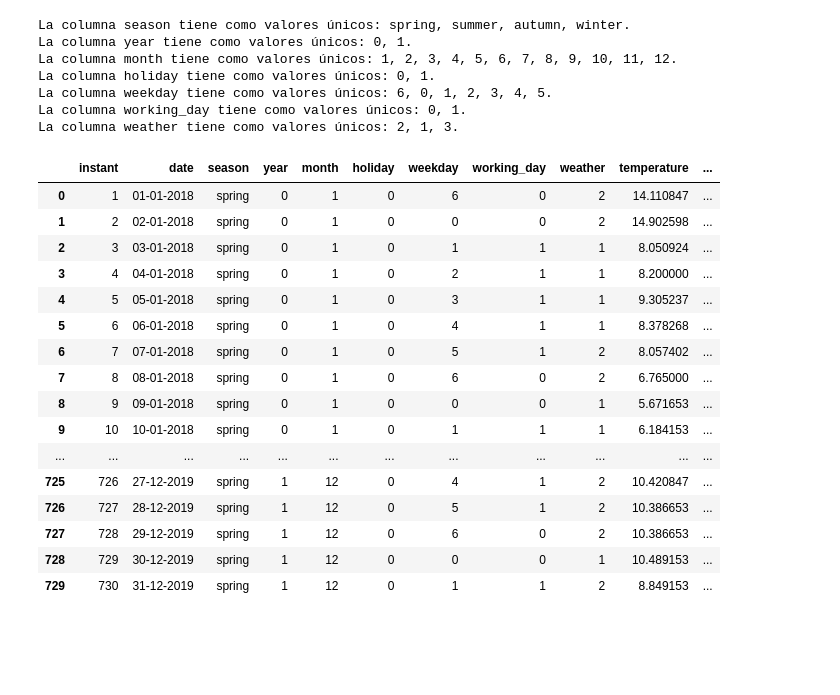
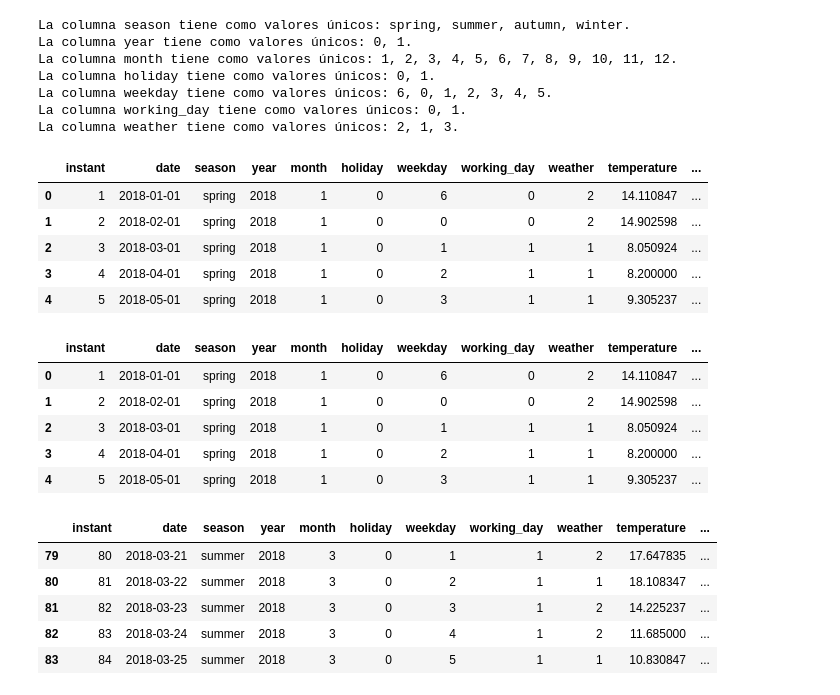
Before and after one commit to CrisSangrador/proyecto-alquiler-bicicletas, a Jupyter notebook: eda_bicis.ipynb, the cells around one changed output. Saved outputs shown, nothing was run; the diff lists cells and outputs as text; code cells hidden in the pictures; blank space fills up the shorter version.

```diff
--- a/eda_bicis.ipynb
+++ b/eda_bicis.ipynb
@@ -149,25 +157,41 @@ La columna holiday tiene como valores únicos: 0, 1.
 La columna weekday tiene como valores únicos: 6, 0, 1, 2, 3, 4, 5.
 La columna working_day tiene como valores únicos: 0, 1.
 La columna weather tiene como valores únicos: 2, 1, 3.
+# %%
+# Cambiamos el formato de esta columna a datetime:
+
+df["date"] = df["date"].apply(pd.to_datetime)
+# %%
+# Modificamos la columna de años ya que únicamente había 0 y 1.
+
+df["year"]= df["date"].apply(lambda x: x.strftime("%Y"))
+# %%
+df.head()
+# %% [output]
+|  | instant | date | season | year | month | holiday | weekday | working_day | weather | temperature | ... |
+| 0 | 1 | 2018-01-01 | spring | 2018 | 1 | 0 | 6 | 0 | 2 | 14.110847 | ... |
+| 1 | 2 | 2018-02-01 | spring | 2018 | 1 | 0 | 0 | 0 | 2 | 14.902598 | ... |
+| 2 | 3 | 2018-03-01 | spring | 2018 | 1 | 0 | 1 | 1 | 1 | 8.050924 | ... |
+| 3 | 4 | 2018-04-01 | spring | 2018 | 1 | 0 | 2 | 1 | 1 | 8.200000 | ... |
+| 4 | 5 | 2018-05-01 | spring | 2018 | 1 | 0 | 3 | 1 | 1 | 9.305237 | ... |
 # %%
 df_spring = df[df['season'] == 'spring']
 
-df_spring
+df_spring.head()
 # %% [output]
 |  | instant | date | season | year | month | holiday | weekday | working_day | weather | temperature | ... |
-| 0 | 1 | 01-01-2018 | spring | 0 | 1 | 0 | 6 | 0 | 2 | 14.110847 | ... |
-| 1 | 2 | 02-01-2018 | spring | 0 | 1 | 0 | 0 | 0 | 2 | 14.902598 | ... |
-| 2 | 3 | 03-01-2018 | spring | 0 | 1 | 0 | 1 | 1 | 1 | 8.050924 | ... |
-| 3 | 4 | 04-01-2018 | spring | 0 | 1 | 0 | 2 | 1 | 1 | 8.200000 | ... |
-| 4 | 5 | 05-01-2018 | spring | 0 | 1 | 0 | 3 | 1 | 1 | 9.305237 | ... |
-| 5 | 6 | 06-01-2018 | spring | 0 | 1 | 0 | 4 | 1 | 1 | 8.378268 | ... |
-| 6 | 7 | 07-01-2018 | spring | 0 | 1 | 0 | 5 | 1 | 2 | 8.057402 | ... |
-| 7 | 8 | 08-01-2018 | spring | 0 | 1 | 0 | 6 | 0 | 2 | 6.765000 | ... |
-| 8 | 9 | 09-01-2018 | spring | 0 | 1 | 0 | 0 | 0 | 1 | 5.671653 | ... |
-| 9 | 10 | 10-01-2018 | spring | 0 | 1 | 0 | 1 | 1 | 1 | 6.184153 | ... |
-| ... | ... | ... | ... | ... | ... | ... | ... | ... | ... | ... | ... |
-| 725 | 726 | 27-12-2019 | spring | 1 | 12 | 0 | 4 | 1 | 2 | 10.420847 | ... |
-| 726 | 727 | 28-12-2019 | spring | 1 | 12 | 0 | 5 | 1 | 2 | 10.386653 | ... |
-| 727 | 728 | 29-12-2019 | spring | 1 | 12 | 0 | 6 | 0 | 2 | 10.386653 | ... |
-| 728 | 729 | 30-12-2019 | spring | 1 | 12 | 0 | 0 | 0 | 1 | 10.489153 | ... |
-| 729 | 730 | 31-12-2019 | spring | 1 | 12 | 0 | 1 | 1 | 2 | 8.849153 | ... |
+| 0 | 1 | 2018-01-01 | spring | 2018 | 1 | 0 | 6 | 0 | 2 | 14.110847 | ... |
+| 1 | 2 | 2018-02-01 | spring | 2018 | 1 | 0 | 0 | 0 | 2 | 14.902598 | ... |
+| 2 | 3 | 2018-03-01 | spring | 2018 | 1 | 0 | 1 | 1 | 1 | 8.050924 | ... |
+| 3 | 4 | 2018-04-01 | spring | 2018 | 1 | 0 | 2 | 1 | 1 | 8.200000 | ... |
+| 4 | 5 | 2018-05-01 | spring | 2018 | 1 | 0 | 3 | 1 | 1 | 9.305237 | ... |
+# %%
+df_summer = df[df['season'] == 'summer']
+df_summer.head()
+# %% [output]
+|  | instant | date | season | year | month | holiday | weekday | working_day | weather | temperature | ... |
+| 79 | 80 | 2018-03-21 | summer | 2018 | 3 | 0 | 1 | 1 | 2 | 17.647835 | ... |
+| 80 | 81 | 2018-03-22 | summer | 2018 | 3 | 0 | 2 | 1 | 1 | 18.108347 | ... |
+| 81 | 82 | 2018-03-23 | summer | 2018 | 3 | 0 | 3 | 1 | 2 | 14.225237 | ... |
+| 82 | 83 | 2018-03-24 | summer | 2018 | 3 | 0 | 4 | 1 | 2 | 11.685000 | ... |
+| 83 | 84 | 2018-03-25 | summer | 2018 | 3 | 0 | 5 | 1 | 1 | 10.830847 | ... |
```
Also changed, not shown: parts of 14 cells of this notebook.
